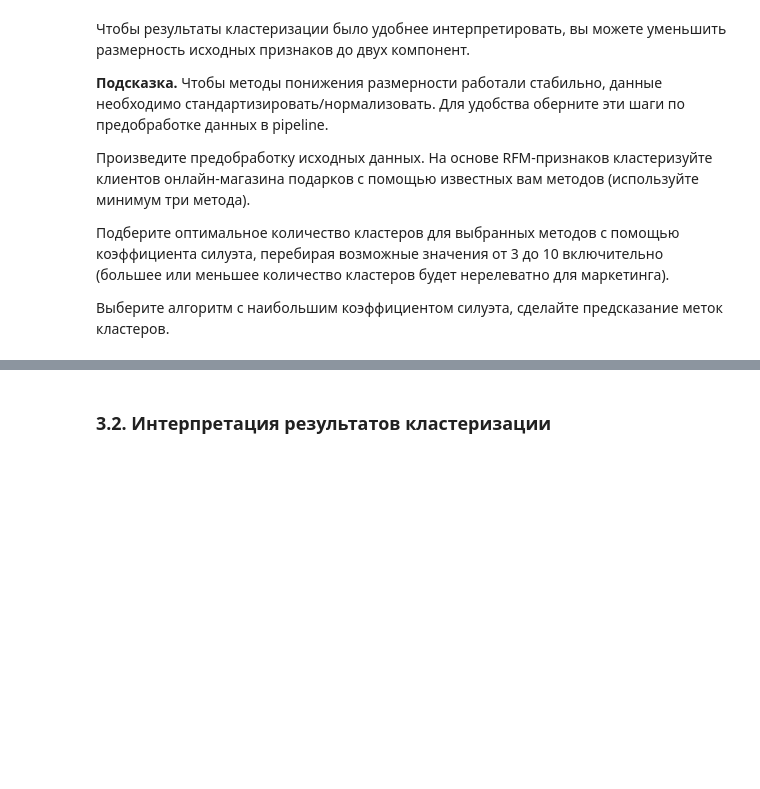
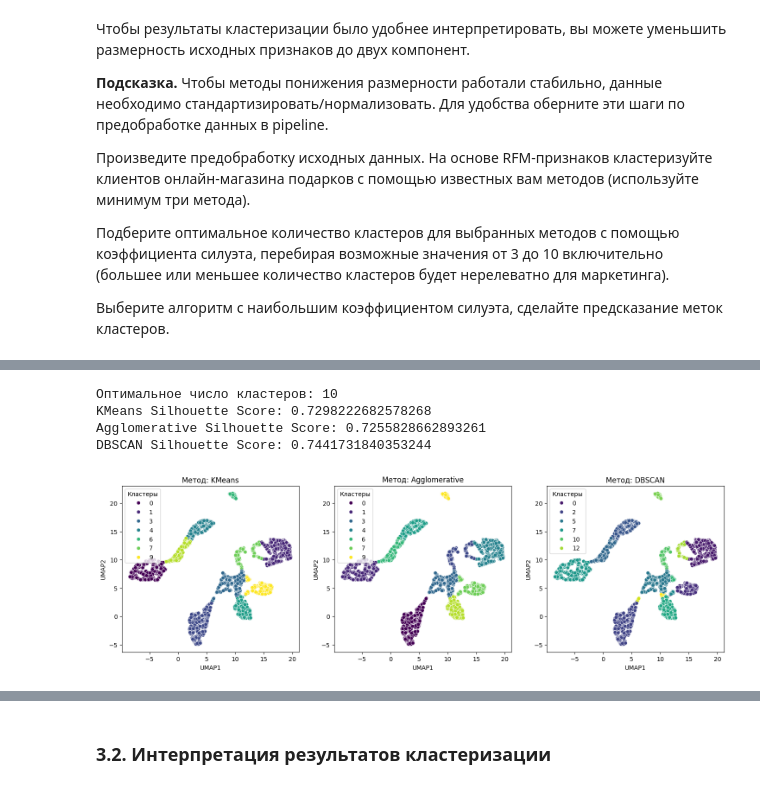
Before and after one commit to crazymarmot/sf_data_sience, a Jupyter notebook: PROJECT_6__Сегментация_клиентов_онлайн_магазина.ipynb, the cells around one changed output, grey strips where cells are left out. Saved outputs shown, nothing was run; the diff lists cells and outputs as text; code cells hidden in the pictures; blank space fills up the shorter version.

```diff
--- a/PROJECT_6__Сегментация_клиентов_онлайн_магазина.ipynb
+++ b/PROJECT_6__Сегментация_клиентов_онлайн_магазина.ipynb
@@ -771,0 +847,60 @@ plt.show()
+# %%
+# Стандартизация данных
+scaler = StandardScaler()
+rfm_scaled = scaler.fit_transform(rfm_filtered)
+
+# Применяем UMAP для уменьшения размерности до 2D
+umap_model = umap.UMAP(n_components=2, random_state=42)
+rfm_umap = umap_model.fit_transform(rfm_scaled)
+
+# Преобразуем в DataFrame
+rfm_umap_df = pd.DataFrame(rfm_umap, columns=['UMAP1', 'UMAP2'], index=rfm_filtered.index)
+
+# Подбор оптимального количества кластеров
+cluster_range = range(3, 11)
+silhouette_scores = {}
+
+for n_clusters in cluster_range:
+    kmeans = KMeans(n_clusters=n_clusters, random_state=42)
+    cluster_labels = kmeans.fit_predict(rfm_umap_df)
+    score = silhouette_score(rfm_umap_df, cluster_labels)
+    silhouette_scores[n_clusters] = score
+
+# Оптимальное количество кластеров
+best_n_clusters = max(silhouette_scores, key=silhouette_scores.get)
+print(f'Оптимальное число кластеров: {best_n_clusters}')
+
+# Применяем 3 метода кластеризации
+kmeans = KMeans(n_clusters=best_n_clusters, random_state=42)
+agglomerative = AgglomerativeClustering(n_clusters=best_n_clusters)
+dbscan = DBSCAN(eps=0.5, min_samples=5)
+
+rfm_umap_df['KMeans'] = kmeans.fit_predict(rfm_umap_df)
+rfm_umap_df['Agglomerative'] = agglomerative.fit_predict(rfm_umap_df)
+rfm_umap_df['DBSCAN'] = dbscan.fit_predict(rfm_umap_df)
+
+# Вычисляем и выводим силуэтные коэффициенты для каждого метода
+print(f"KMeans Silhouette Score: {silhouette_score(rfm_umap_df, rfm_umap_df['KMeans'])}")
+print(f"Agglomerative Silhouette Score: {silhouette_score(rfm_umap_df, rfm_umap_df['Agglomerative'])}")
+
+# Для DBSCAN может не быть силуэтного коэффициента (из-за выбросов, помеченных как -1)
+if len(set(rfm_umap_df['DBSCAN'])) > 1:
+    print(f"DBSCAN Silhouette Score: {silhouette_score(rfm_umap_df, rfm_umap_df['DBSCAN'])}")
+else:
+    print("DBSCAN Silhouette Score: Невозможно вычислить (все точки в одном кластере)")
+
+# Визуализация кластеров
+fig, axes = plt.subplots(1, 3, figsize=(18, 5))
+
+for i, method in enumerate(['KMeans', 'Agglomerative', 'DBSCAN']):
+    sns.scatterplot(x='UMAP1', y='UMAP2', hue=method, data=rfm_umap_df, palette='viridis', ax=axes[i])
+    axes[i].set_title(f'Метод: {method}')
+    axes[i].legend(title='Кластеры')
+
+plt.show()
+# %% [output]
+Оптимальное число кластеров: 10
+KMeans Silhouette Score: 0.7298222682578268
+Agglomerative Silhouette Score: 0.7255828662893261
+DBSCAN Silhouette Score: 0.7441731840353244
+[figure, added]
```
Also changed, not shown: parts of 12 cells of this notebook.
